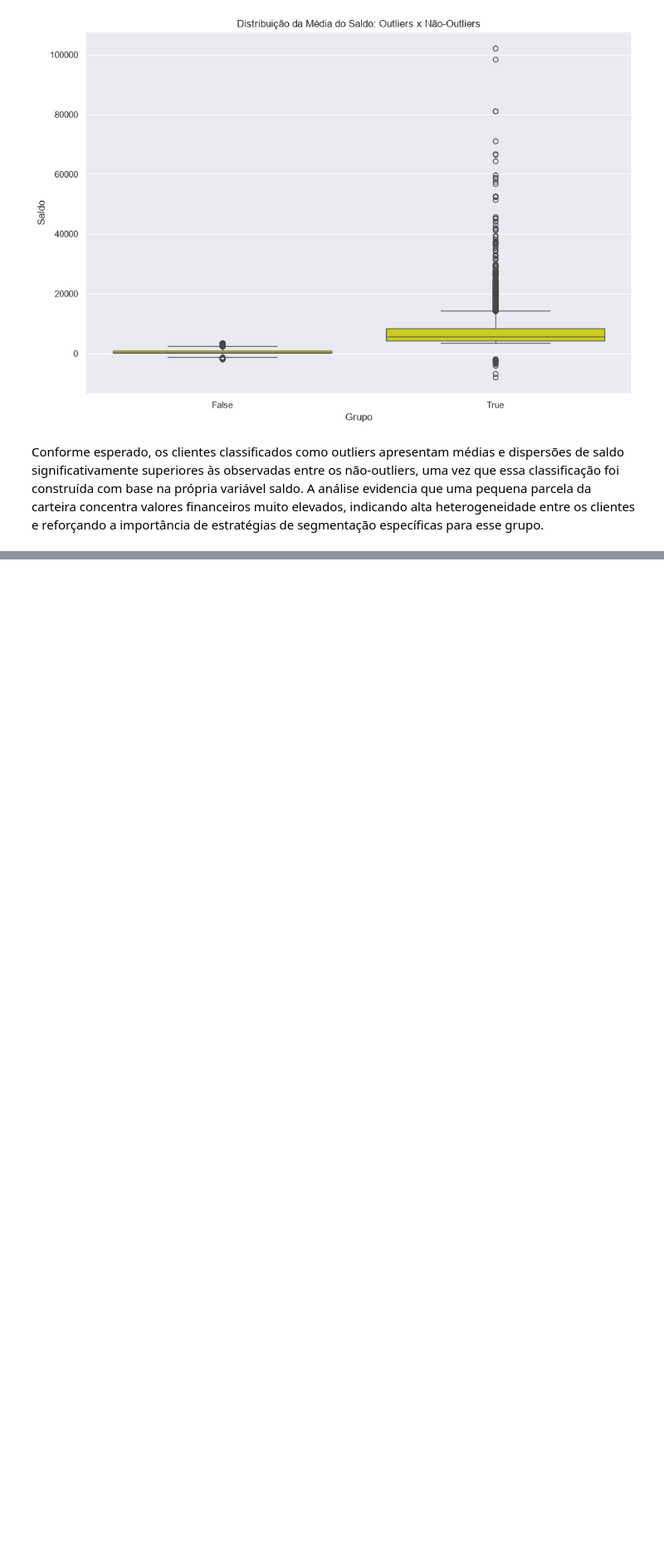
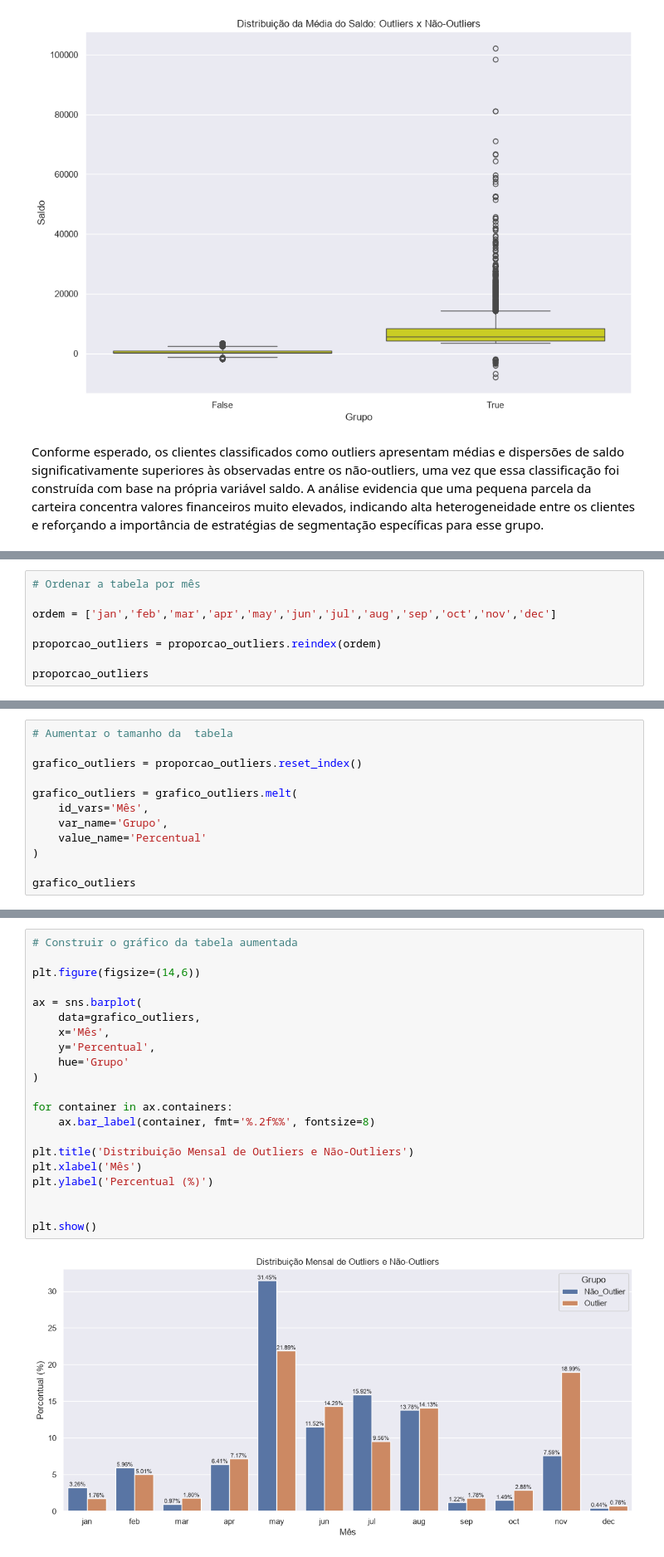
Before and after one commit to hccruz/Bank_Marketing, a Jupyter notebook: notebook/main.ipynb, the cells around one changed output, grey strips where cells are left out. Shown at 83% size. Cells and saved outputs as stored; diff of their text form; blank space fills up the shorter version.

```diff
--- a/notebook/main.ipynb
+++ b/notebook/main.ipynb
@@ -475,0 +507,8 @@ Conforme esperado, os clientes classificados como outliers apresentam médias e
+# %%
+# Ordenar a tabela por mês
+
+ordem = ['jan','feb','mar','apr','may','jun','jul','aug','sep','oct','nov','dec']
+
+proporcao_outliers = proporcao_outliers.reindex(ordem)
+
+proporcao_outliers
@@ -475,0 +560,12 @@ Conforme esperado, os clientes classificados como outliers apresentam médias e
+# %%
+# Aumentar o tamanho da  tabela
+
+grafico_outliers = proporcao_outliers.reset_index()
+
+grafico_outliers = grafico_outliers.melt(
+    id_vars='Mês',
+    var_name='Grupo',
+    value_name='Percentual'
+)
+
+grafico_outliers
@@ -475,0 +590,23 @@ Conforme esperado, os clientes classificados como outliers apresentam médias e
+# %%
+# Construir o gráfico da tabela aumentada
+
+plt.figure(figsize=(14,6))
+
+ax = sns.barplot(
+    data=grafico_outliers,
+    x='Mês',
+    y='Percentual',
+    hue='Grupo'
+)
+
+for container in ax.containers:
+    ax.bar_label(container, fmt='%.2f%%', fontsize=8)
+
+plt.title('Distribuição Mensal de Outliers e Não-Outliers')
+plt.xlabel('Mês')
+plt.ylabel('Percentual (%)')
+
+
+plt.show()
+# %% [output]
+[figure, added]
```
Also changed, not shown: parts of 16 cells of this notebook.
